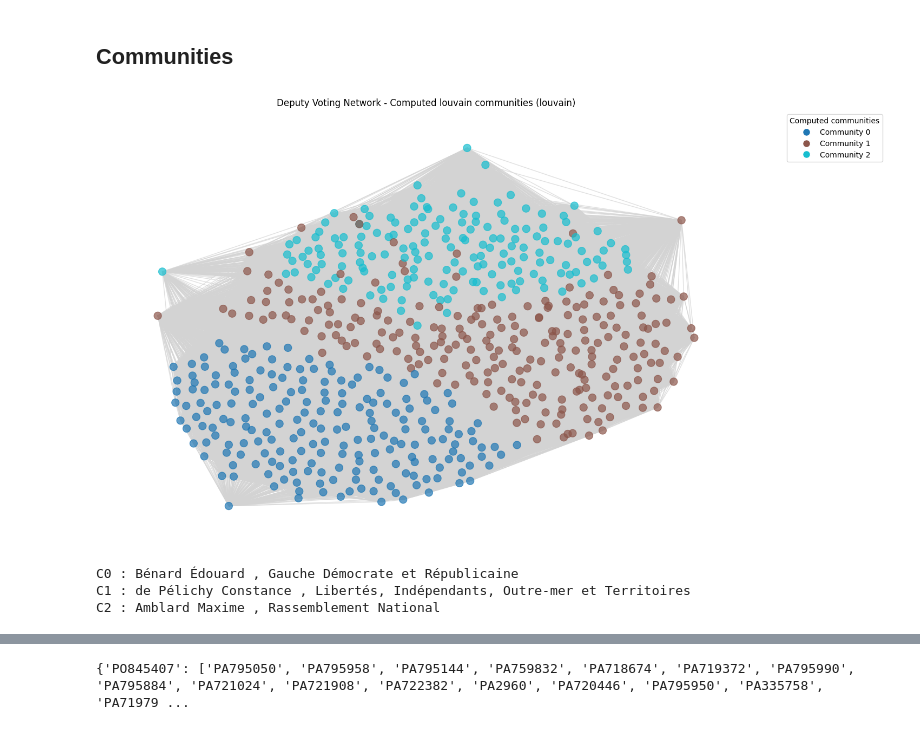
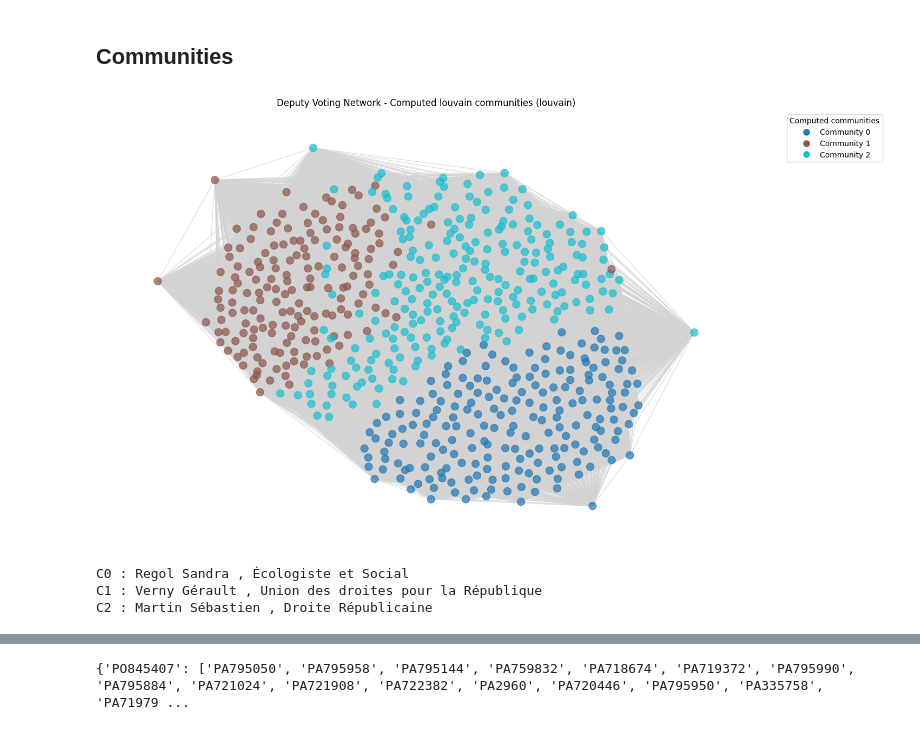
Before and after one commit to PierreHollebeque/02805_SocialGraph_Project, a Jupyter notebook: graph_construction_weights.ipynb, the cells around one changed output, grey strips where cells are left out. Saved outputs shown, nothing was run; the diff lists cells and outputs as text; code cells hidden in the pictures.

Commit message:
weights is graph plots

```diff
--- a/graph_construction_weights.ipynb
+++ b/graph_construction_weights.ipynb
@@ -222,38 +219,38 @@ communities_set = nx.community.louvain_communities(G_sample, weight="weight")
 num_communities = len(communities_set)
 
 partition = {}
 for community_id, nodes in enumerate(communities_set):
     for node in nodes:
         partition[node] = community_id
 
 cmap = plt.cm.get_cmap('tab10', num_communities) if num_communities <= 10 else plt.cm.get_cmap('viridis', num_communities)
 
 # --- This is the list for node_color ---
 nodes_color_com = [cmap(partition[node]) for node in G_sample.nodes()]
 
 legend_handles = [plt.Line2D([0], [0], marker='o', color='w', label=f'Community {i}', markerfacecolor=cmap(i), markersize=10) for i in range(num_communities)]
 
 plt.figure(figsize=(12, 8))
-pos = nx.spring_layout(G_sample, k=0.5, iterations=50)
+pos = nx.spring_layout(G_sample, k=0.5, iterations=50, weight= 'weight', seed=42)
 nx.draw(G_sample,
         pos,
         node_size=100, node_color=nodes_color_com,
         edge_color='lightgray',
         alpha=0.7, with_labels=False)
 plt.legend(handles=legend_handles,
            title="Computed communities", bbox_to_anchor=(1.05, 1), loc='upper left')
 plt.title("Deputy Voting Network - Computed louvain communities (louvain)")
 plt.tight_layout()
 plt.show()
 
 for i, community in enumerate(communities_set):
       r_idx = random.randint(0, len(list(community)))
       print(f"C{i} : {deputies[list(community)[r_idx]].get('name')} , {deputies[list(community)[r_idx]]['organ']['name']}")
 # %% [output]
-[figure, old version]
+[figure, new version]
-C0 : Bénard Édouard , Gauche Démocrate et Républicaine
-C1 : de Pélichy Constance , Libertés, Indépendants, Outre-mer et Territoires
-C2 : Amblard Maxime , Rassemblement National
+C0 : Regol Sandra , Écologiste et Social
+C1 : Verny Gérault , Union des droites pour la République
+C2 : Martin Sébastien , Droite Républicaine
 # %%
 organ_name_dict = {}
 for dep in list(deputies.keys()):
```
Also changed, not shown: parts of 4 cells of this notebook.
